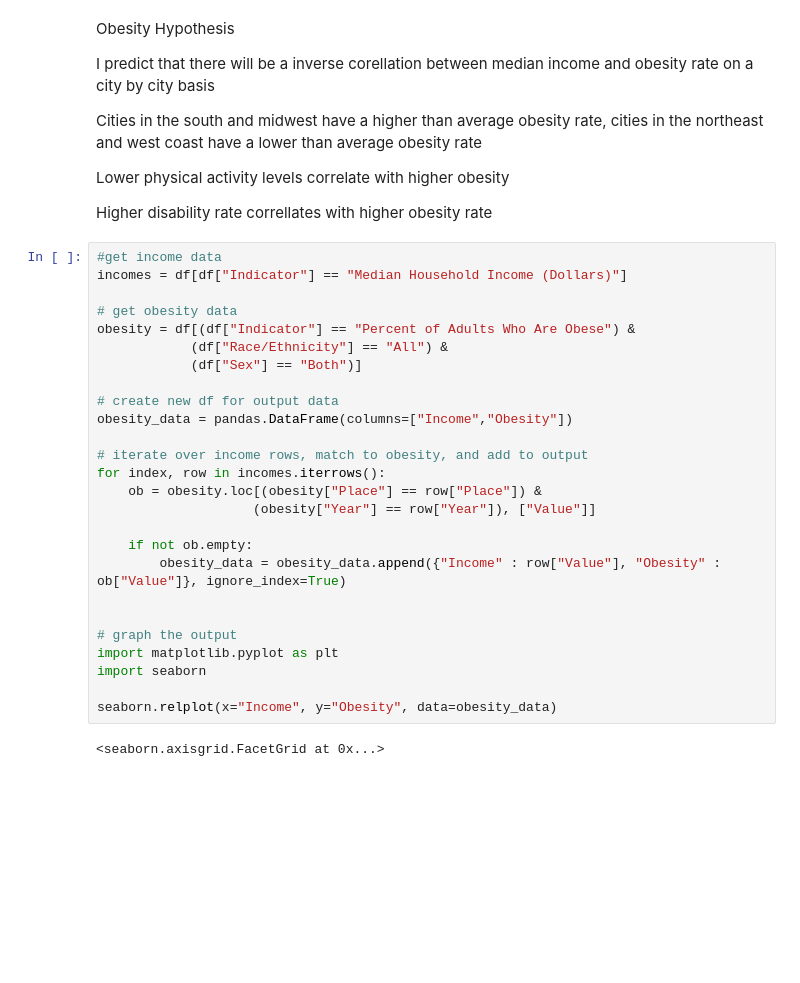
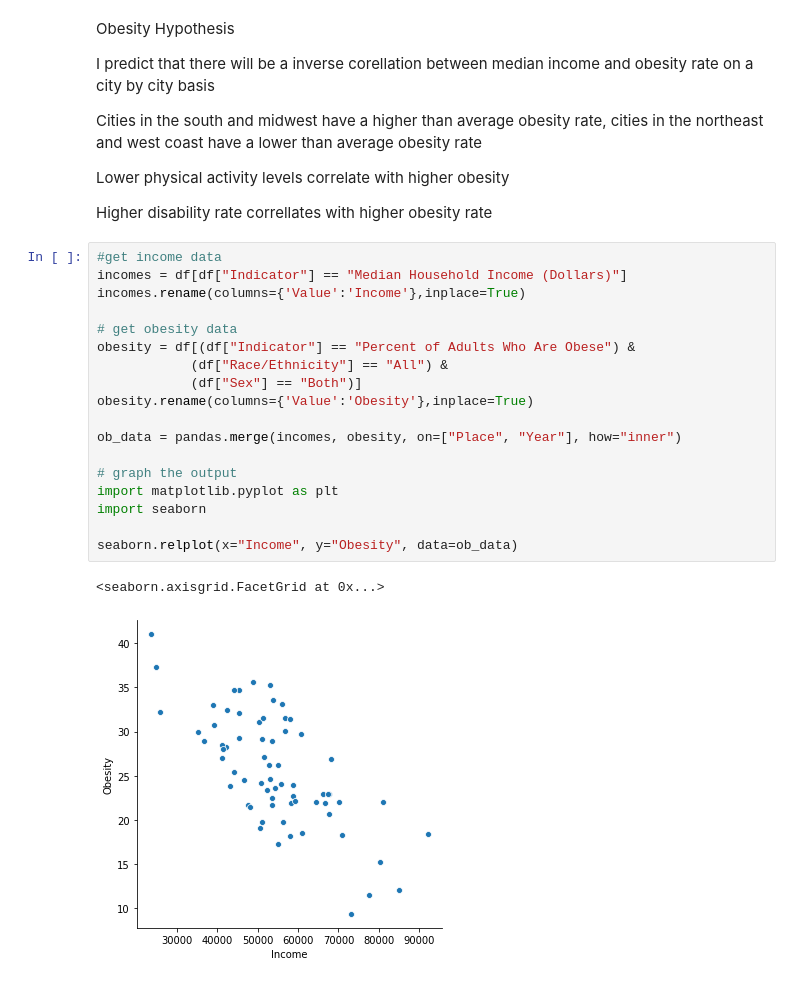
Before and after one commit to nijie321/COMP4151-project, a Jupyter notebook: Part2_Obesity_and_income.ipynb, the cells around one changed output. Cells and saved outputs as stored; diff of their text form; blank space fills up the shorter version.

Commit message:
updated obesity and income nb

```diff
--- a/Part2_Obesity_and_income.ipynb
+++ b/Part2_Obesity_and_income.ipynb
@@ -141,31 +141,24 @@ Higher disability rate correllates with higher obesity rate
 # %%
 #get income data
 incomes = df[df["Indicator"] == "Median Household Income (Dollars)"]
+incomes.rename(columns={'Value':'Income'},inplace=True)
 
 # get obesity data
 obesity = df[(df["Indicator"] == "Percent of Adults Who Are Obese") &
             (df["Race/Ethnicity"] == "All") &
             (df["Sex"] == "Both")]
+obesity.rename(columns={'Value':'Obesity'},inplace=True)
 
-# create new df for output data
-obesity_data = pandas.DataFrame(columns=["Income","Obesity"])
-
-# iterate over income rows, match to obesity, and add to output
-for index, row in incomes.iterrows():
-    ob = obesity.loc[(obesity["Place"] == row["Place"]) &
-                    (obesity["Year"] == row["Year"]), ["Value"]]
-
-    if not ob.empty:
-        obesity_data = obesity_data.append({"Income" : row["Value"], "Obesity" : ob["Value"]}, ignore_index=True)
-
+ob_data = pandas.merge(incomes, obesity, on=["Place", "Year"], how="inner")
 
 # graph the output
 import matplotlib.pyplot as plt
 import seaborn
 
-seaborn.relplot(x="Income", y="Obesity", data=obesity_data)
+seaborn.relplot(x="Income", y="Obesity", data=ob_data)
 # %% [output]
 <seaborn.axisgrid.FacetGrid at 0x...>
+[figure, added]
 # %%
 from sklearn.linear_model import LinearRegression
 from sklearn.model_selection import cross_validate, ShuffleSplit
```
Also changed, not shown: parts of 3 cells of this notebook.
